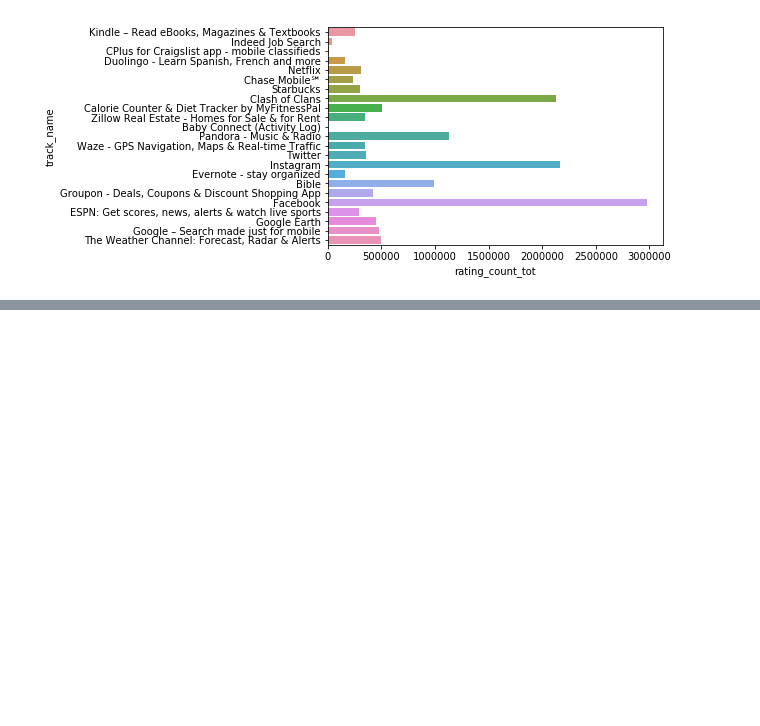
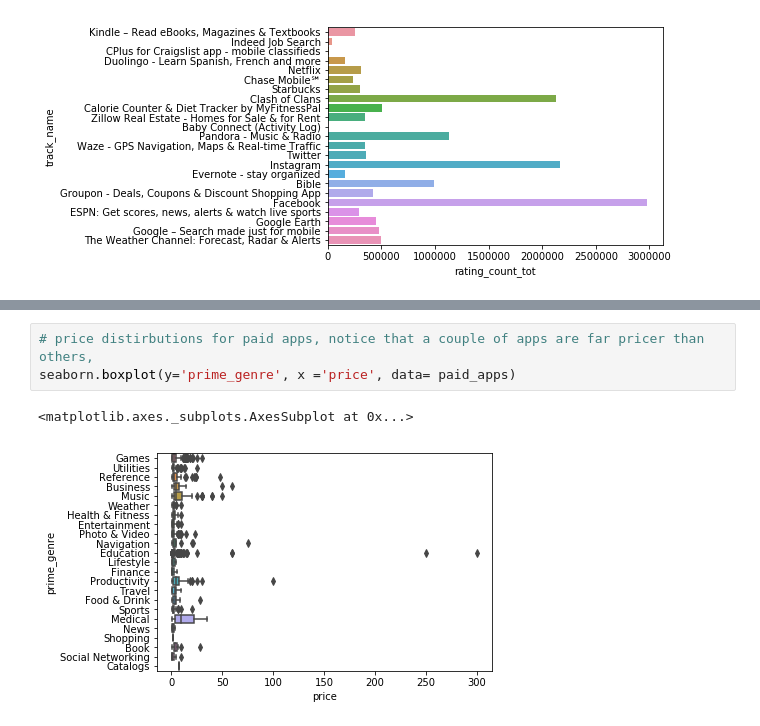
Before and after one commit to nanli-7/app-store-apple-data, a Jupyter notebook: apple-store-apps.ipynb, the cells around one changed output, grey strips where cells are left out. Saved outputs shown, nothing was run; the diff lists cells and outputs as text; blank space fills up the shorter version.

```diff
--- a/apple-store-apps.ipynb
+++ b/apple-store-apps.ipynb
@@ -216,0 +303,6 @@ seaborn.barplot(y="track_name", x="rating_count_tot", data=top_apps)
+# %%
+# price distirbutions for paid apps, notice that a couple of apps are far pricer than others,
+seaborn.boxplot(y='prime_genre', x ='price', data= paid_apps)
+# %% [output]
+<matplotlib.axes._subplots.AxesSubplot at 0x...>
+[figure, added]
```
Also changed, not shown: parts of 22 cells of this notebook.
